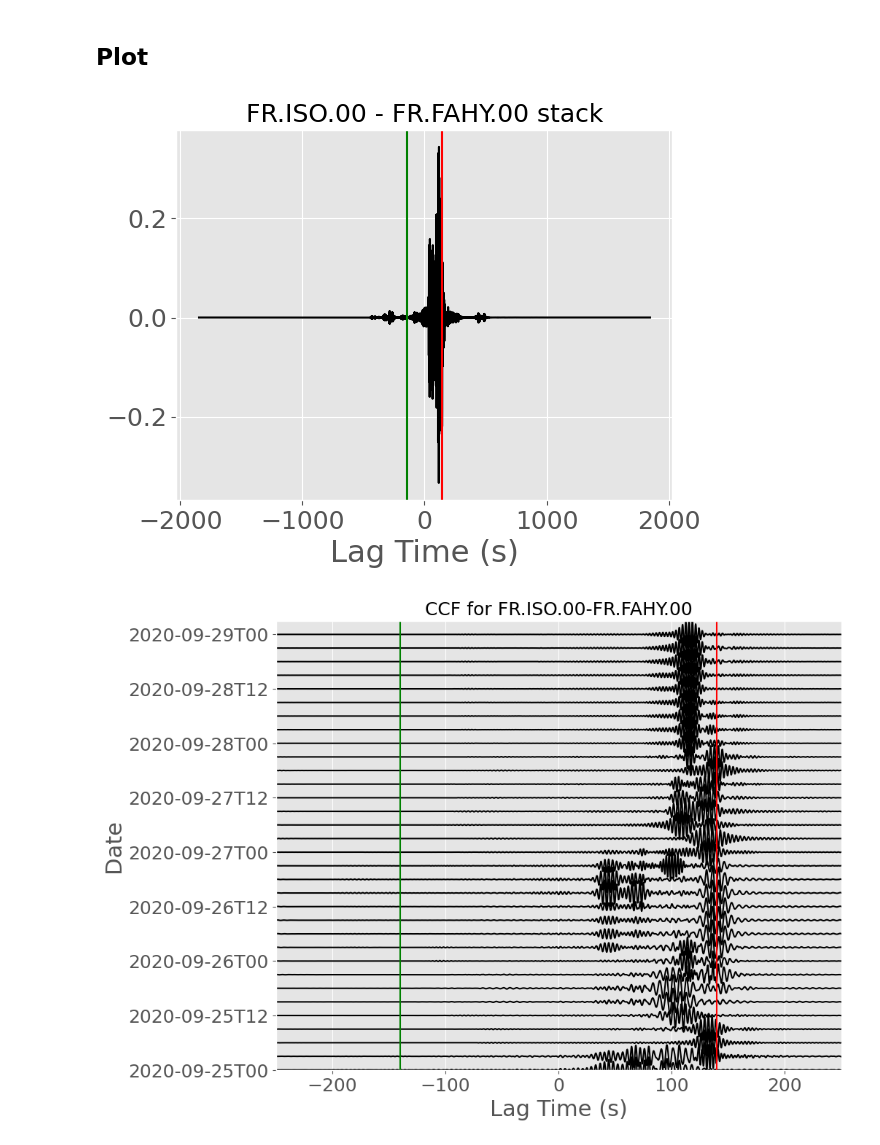
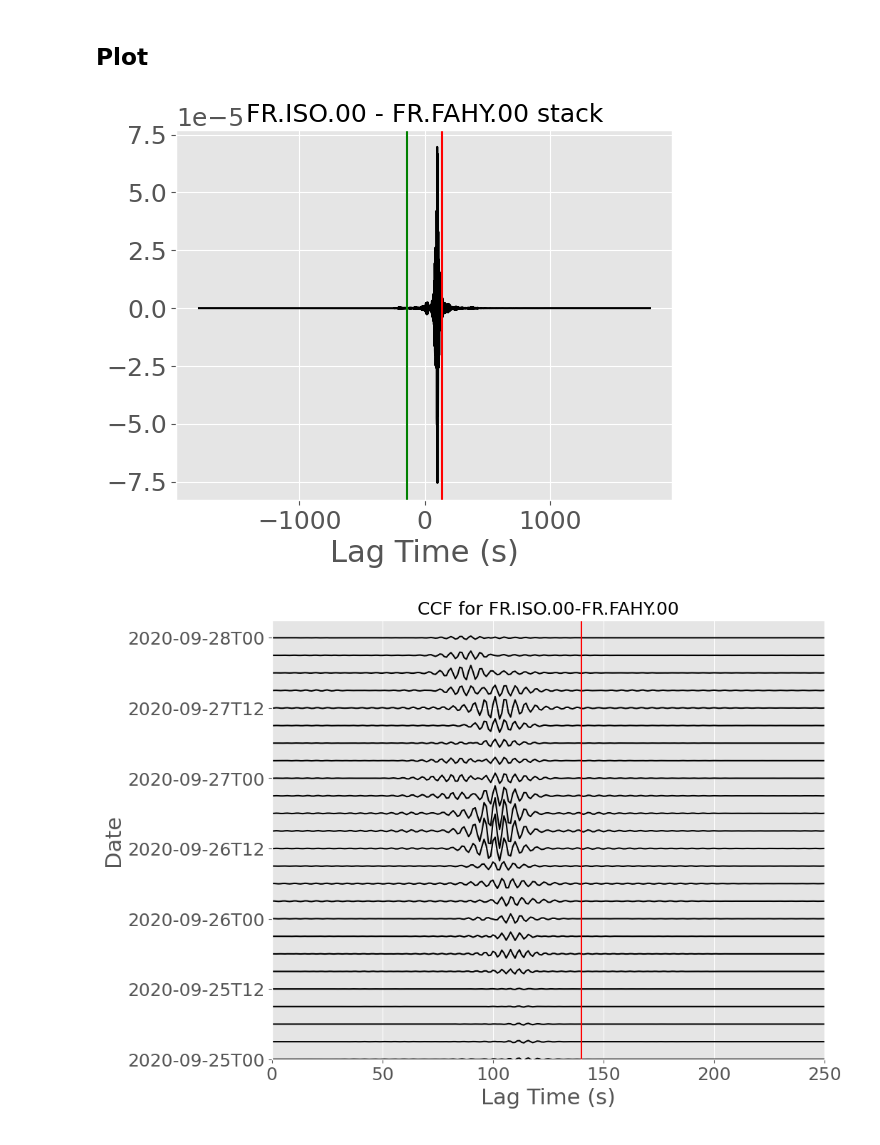
Before and after one commit to lystom/WMSAN, a Jupyter notebook: RAYLEIGH/synthetic_CCF.ipynb, the cells around one changed output. Drawn from its saved outputs; the diff is of its cells as text; code cells hidden in the pictures.

Commit message:
Update synthetics with AxiSEM archive
On branch main

```diff
--- a/RAYLEIGH/synthetic_CCF.ipynb
+++ b/RAYLEIGH/synthetic_CCF.ipynb
@@ -88,10 +133,10 @@ plt.show()
 ## Spatial Extent
 # %%
 ## Spatial Exent
-lon_min = -10
-lon_max = 20
-lat_min = 30
-lat_max = 50
+lon_min = -20
+lon_max = 40
+lat_min = 10
+lat_max = 70
 
 extent = [lon_min, lon_max, lat_min, lat_max]
 # %% [markdown]
@@ -124,7 +169,7 @@ plt.show()
 # %%
 ## Dates
 start = datetime(2020, 9, 25, 0, 0, 0)
-end = datetime(2020, 9, 29, 0, 0, 0)
+end = datetime(2020, 9, 28, 0, 0, 0)
 
 dates = pd.date_range(start, end, freq='3H')
 
@@ -138,7 +183,7 @@ path_model = '../../ocean_source/pr_oceanswell/rayleigh/F/'
 ## Open Syngine Archive
 # %%
 ## Open GF archive info
-fe , freq, time, distance, spectrum_synth, _ = open_archive(h5_name_spectrum='./synthetics_iasp91_2s_Z_spectrum.h5', h5_name_waveforms='./synthetics_iasp91_2s_Z_waveforms.h5')
+fe , freq, distance, spectrum_synth = open_archive('spectrum_archive_tapered.h5')
 N_time = len(time)
 # %% [markdown]
 ## Synthetic Cross-correlation Computation
@@ -172,12 +217,8 @@ for i, date_vect in enumerate(dates_vector):
             print("make directory")
             os.mkdir('./CCF')
             corr.to_netcdf('./CCF/ccf_%s_%s_%d%02d%02d%02d.nc'%(id_A, id_B, date_vect[0],date_vect[1],date_vect[2],date_vect[3]))
-    ## Plot CCF
-    corr.plot()
-    plt.xlim(-300, 300)
-    plt.title(" %s-%s - %d-%02d-%02dT%02d"%(id_A, id_B, date_vect[0],date_vect[1],date_vect[2],date_vect[3]))
-    plt.show()
 
-    corr_3h[i, :] = corr.values/np.max(abs(corr.values))
+    corr_3h[i, :] = corr.values
+
     print(np.max(abs(corr.values)))
 # %% [output]
@@ -204,31 +244,30 @@ for i, date_vect in enumerate(dates_vector):
 # %%
 ## Plot stack
 
 plt.figure()
 plt.plot(corr.time, np.mean(corr_3h, axis=0), 'k')
 plt.axvline(x=140, color='r')
 plt.axvline(x=-140, color='g')
 # plt.xlim(-250, 250)
 plt.xlabel('Lag Time (s)')
 plt.title('%s - %s stack'%(id_A, id_B))
 plt.show()
 
 ## Plot CCF
 normalize = np.max(abs(corr_3h))
 
 fig, ax = plt.subplots(figsize=(10,8))
 im = ax.plot(corr.time, corr_3h.T/normalize + np.arange(len(dates_vector)), 'k') #, extent=[-300, 300, 0, len(dates_vector)], aspect='auto', cmap='RdYlGn')
 ax.set_xlabel('Lag Time (s)')
 ax.set_ylabel('Date')
 ax.set_title('CCF for %s-%s'%(id_A, id_B))
-ax.set_xlim(-250, 250)
+ax.set_xlim(0, 250)
 ax.set_ylim(0, len(dates_vector))
 ax.set_yticks(np.arange(len(dates_vector))[::4])
 ax.set_yticklabels(dates[::4].strftime('%Y-%m-%dT%H'))
 plt.axvline(x=140, color='r')
-plt.axvline(x=-140, color='g')
 #fig.colorbar(im, ax=ax)
 plt.show()
 # %% [output]
-[figure, old version]
+[figure, new version]
-[figure, old version]
+[figure, new version]
```
Also changed, not shown: parts of 16 cells of this notebook, 2 other files.
